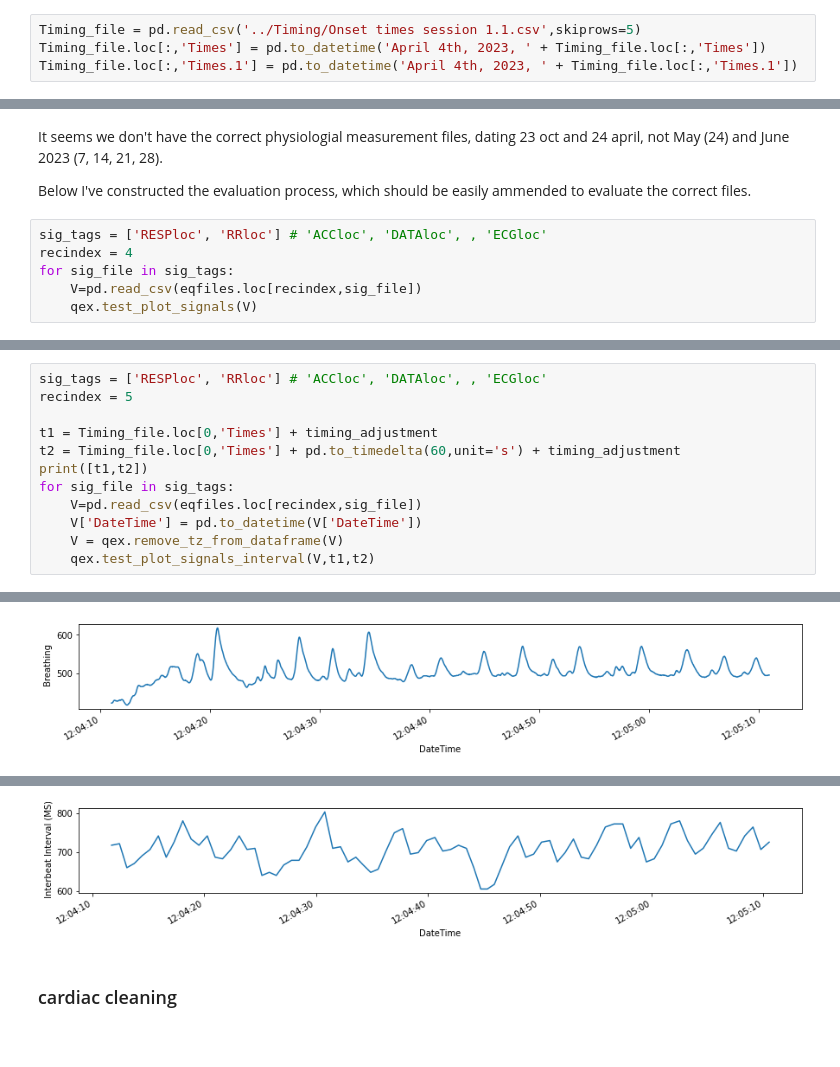
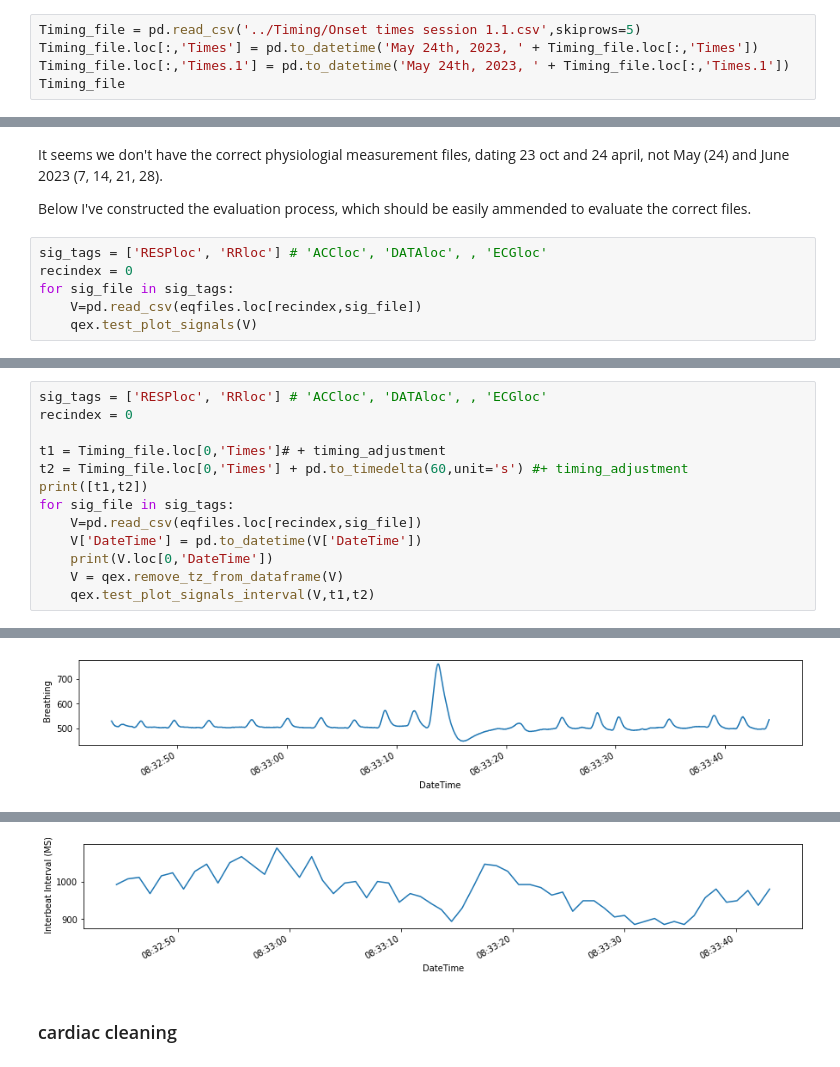
Before and after one commit to finn42/Session_sampling_phys, a Jupyter notebook: Initial_Processing.ipynb, the cells around one changed output, grey strips where cells are left out. Cells and saved outputs as stored; diff of their text form.

```diff
--- a/Initial_Processing.ipynb
+++ b/Initial_Processing.ipynb
@@ -42,5 +39,6 @@ def HR_avg(ibi_list):
 ## load example data
 # %%
 Timing_file = pd.read_csv('../Timing/Onset times session 1.1.csv',skiprows=5)
-Timing_file.loc[:,'Times'] = pd.to_datetime('April 4th, 2023, ' + Timing_file.loc[:,'Times'])
-Timing_file.loc[:,'Times.1'] = pd.to_datetime('April 4th, 2023, ' + Timing_file.loc[:,'Times.1'])
+Timing_file.loc[:,'Times'] = pd.to_datetime('May 24th, 2023, ' + Timing_file.loc[:,'Times'])
+Timing_file.loc[:,'Times.1'] = pd.to_datetime('May 24th, 2023, ' + Timing_file.loc[:,'Times.1'])
+Timing_file
@@ -70,7 +84,7 @@ It seems we don't have the correct physiologial measurement files, dating 23 oct
 Below I've constructed the evaluation process, which should be easily ammended to evaluate the correct files.
 # %%
 sig_tags = ['RESPloc', 'RRloc'] # 'ACCloc', 'DATAloc', , 'ECGloc'
-recindex = 4
+recindex = 0
 for sig_file in sig_tags:
     V=pd.read_csv(eqfiles.loc[recindex,sig_file])
     qex.test_plot_signals(V)
@@ -83,13 +98,14 @@ timing_adjustment = eqfiles.loc[recindex,'RecStart'] - Timing_file.loc[0,'Times'
 # %%
 sig_tags = ['RESPloc', 'RRloc'] # 'ACCloc', 'DATAloc', , 'ECGloc'
-recindex = 5
+recindex = 0
 
-t1 = Timing_file.loc[0,'Times'] + timing_adjustment
-t2 = Timing_file.loc[0,'Times'] + pd.to_timedelta(60,unit='s') + timing_adjustment
+t1 = Timing_file.loc[0,'Times']# + timing_adjustment
+t2 = Timing_file.loc[0,'Times'] + pd.to_timedelta(60,unit='s') #+ timing_adjustment
 print([t1,t2])
 for sig_file in sig_tags:
     V=pd.read_csv(eqfiles.loc[recindex,sig_file])
     V['DateTime'] = pd.to_datetime(V['DateTime'])
+    print(V.loc[0,'DateTime'])
     V = qex.remove_tz_from_dataframe(V)
     qex.test_plot_signals_interval(V,t1,t2)
 # %% [output]
@@ -97 +114 @@ for sig_file in sig_tags:
-[figure, old version]
+[figure, new version]
@@ -98,4 +116,4 @@ for sig_file in sig_tags:
-[figure, old version]
+[figure, new version]
 # %% [markdown]
 ### cardiac cleaning
 # %%
```
Also changed, not shown: parts of 7 cells of this notebook, 11 other files.
